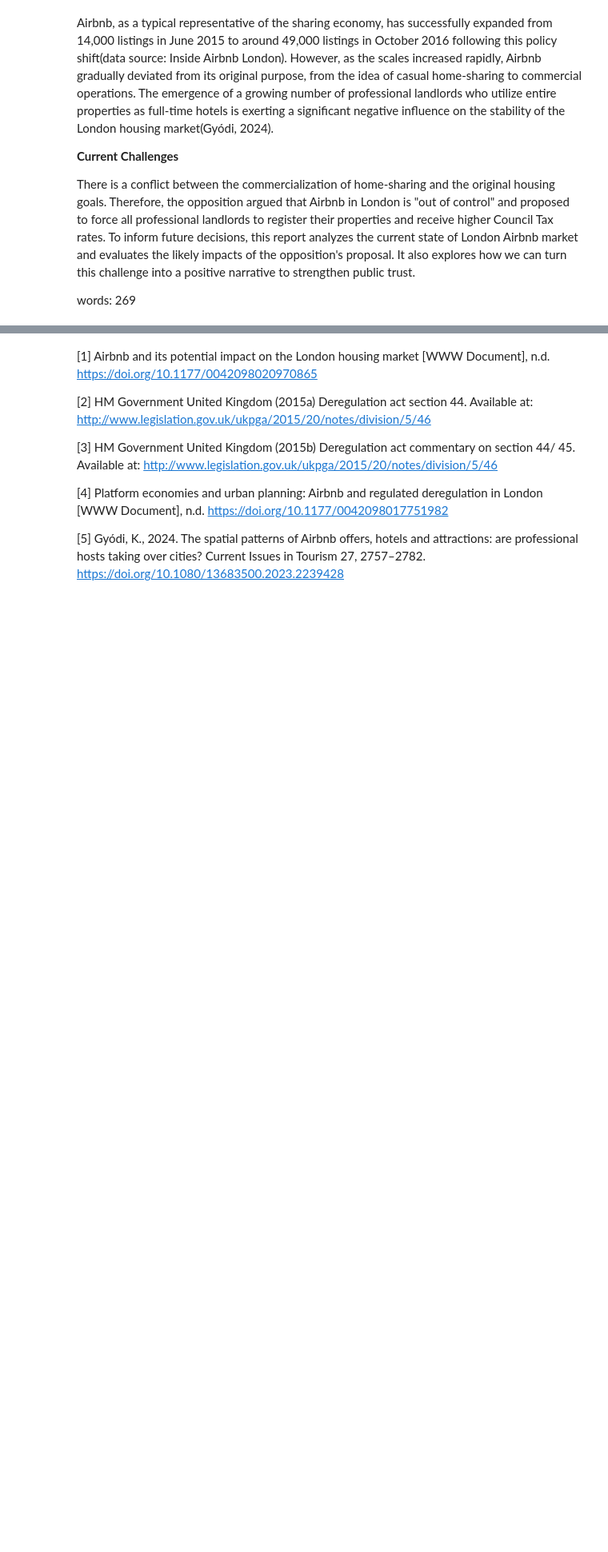
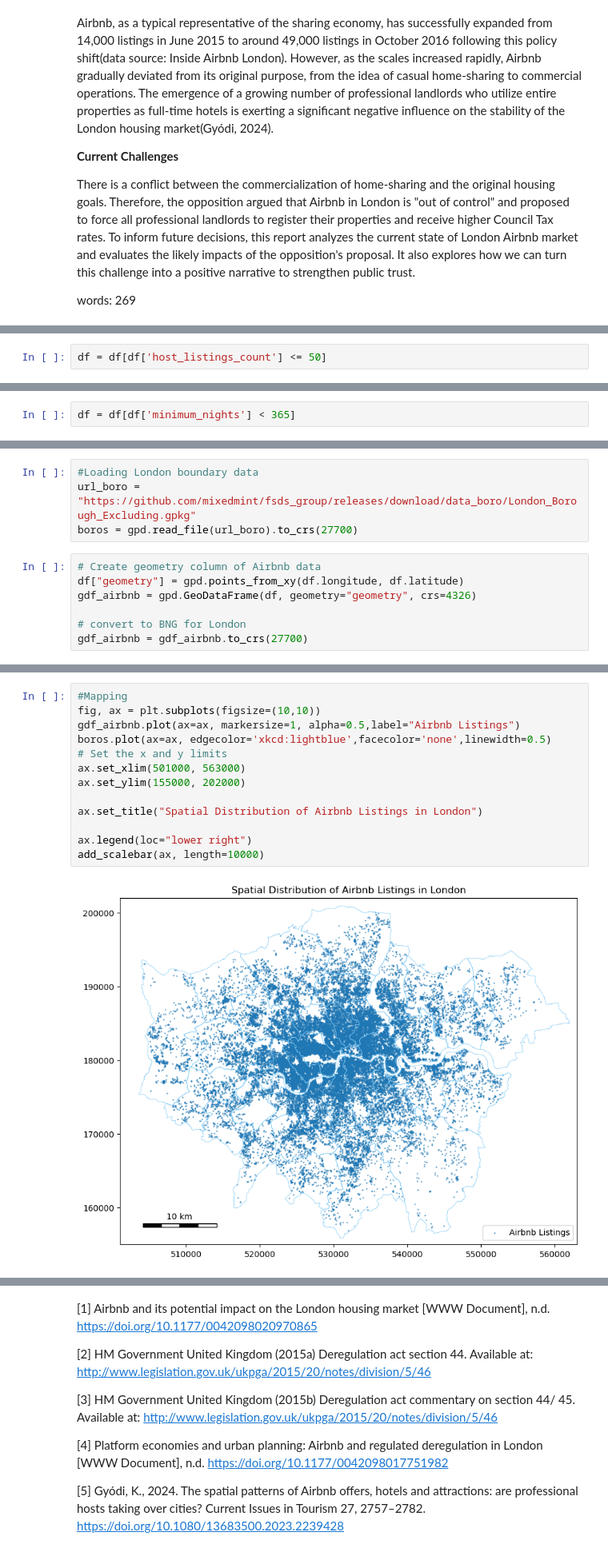
Before and after one commit to mixedmint/fsds_group, a Jupyter notebook: group_work.ipynb, the cells around one changed output, grey strips where cells are left out. Shown: that part at 80% size. Cells and saved outputs as stored; diff of their text form; blank space fills up the shorter version.

Commit message:
adding with the 1128 version of data preprocessing

```diff
--- a/group_work.ipynb
+++ b/group_work.ipynb
@@ -123,0 +447,2 @@ same structure as pros
+# %%
+df = df[df['host_listings_count'] <= 50]
@@ -123,0 +477,2 @@ same structure as pros
+# %%
+df = df[df['minimum_nights'] < 365]
@@ -123,0 +655,11 @@ same structure as pros
+# %%
+#Loading London boundary data
+url_boro = "https://github.com/mixedmint/fsds_group/releases/download/data_boro/London_Borough_Excluding.gpkg"
+boros = gpd.read_file(url_boro).to_crs(27700)
+# %%
+# Create geometry column of Airbnb data
+df["geometry"] = gpd.points_from_xy(df.longitude, df.latitude)
+gdf_airbnb = gpd.GeoDataFrame(df, geometry="geometry", crs=4326)
+
+# convert to BNG for London
+gdf_airbnb = gdf_airbnb.to_crs(27700)
@@ -123,0 +704,15 @@ same structure as pros
+# %%
+#Mapping
+fig, ax = plt.subplots(figsize=(10,10))
+gdf_airbnb.plot(ax=ax, markersize=1, alpha=0.5,label="Airbnb Listings")
+boros.plot(ax=ax, edgecolor='xkcd:lightblue',facecolor='none',linewidth=0.5)
+# Set the x and y limits
+ax.set_xlim(501000, 563000)
+ax.set_ylim(155000, 202000)
+
+ax.set_title("Spatial Distribution of Airbnb Listings in London")
+
+ax.legend(loc="lower right")
+add_scalebar(ax, length=10000)
+# %% [output]
+[figure, added]
```
Also changed, not shown: parts of 147 cells of this notebook.
